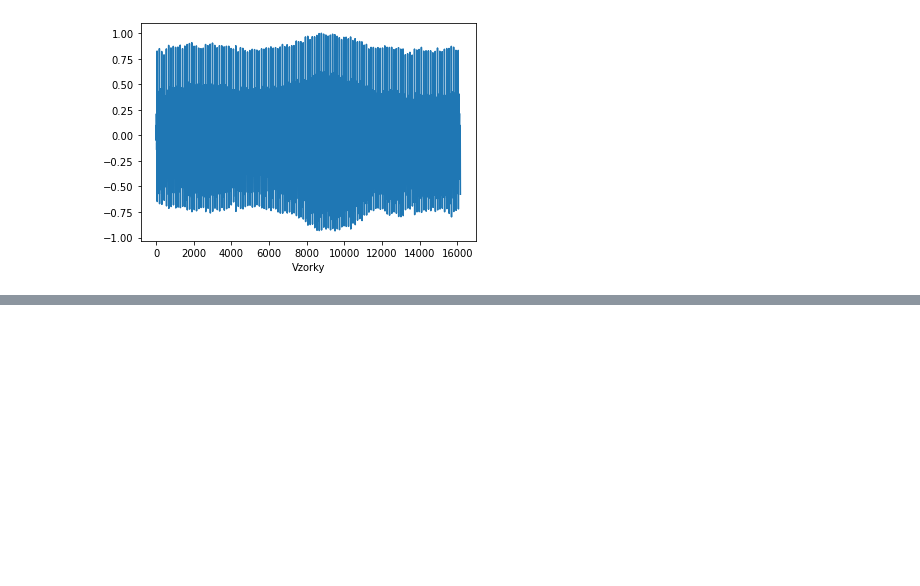
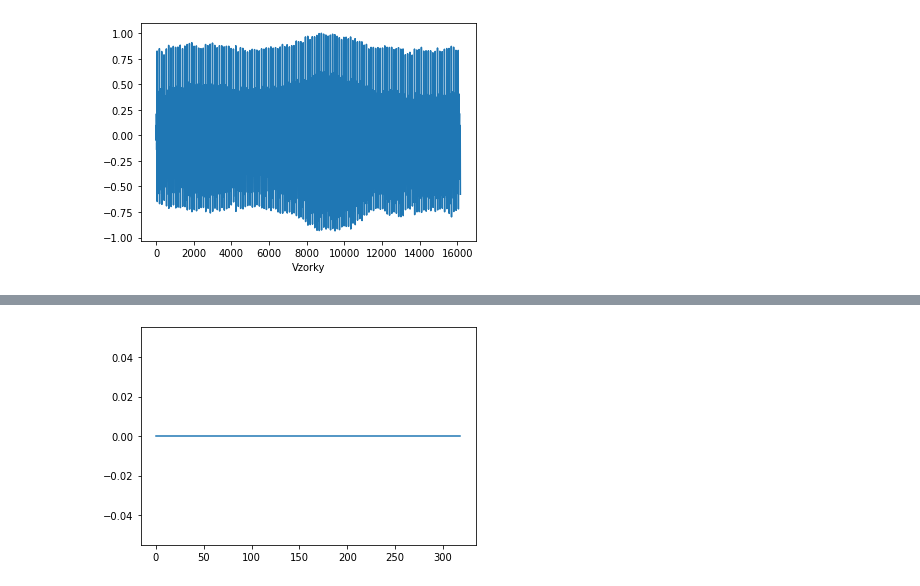
Before and after one commit to xmicha82/ISSproject, a Jupyter notebook: src/task3.ipynb, the cells around one changed output, grey strips where cells are left out. Cells and saved outputs as stored; diff of their text form; code cells hidden in the pictures; blank space fills up the shorter version.

```diff
--- a/src/task3.ipynb
+++ b/src/task3.ipynb
@@ -58,0 +94,14 @@ plt.show()
+# %%
+frame = mofft_clipped[0]
+coeff_arr = []
+
+for tau in range(len(frame) - 1):
+    coeff = 0
+    for t in range(len(frame) - 1 - tau):
+        coeff += frame[t]*frame[(t + tau) % len(frame)]
+    coeff_arr.append(coeff)
+
+plt.plot(coeff_arr)
+plt.show()
+# %% [output]
+[figure, added]
```
Also changed, not shown: parts of 4 cells of this notebook, 2 other files.
